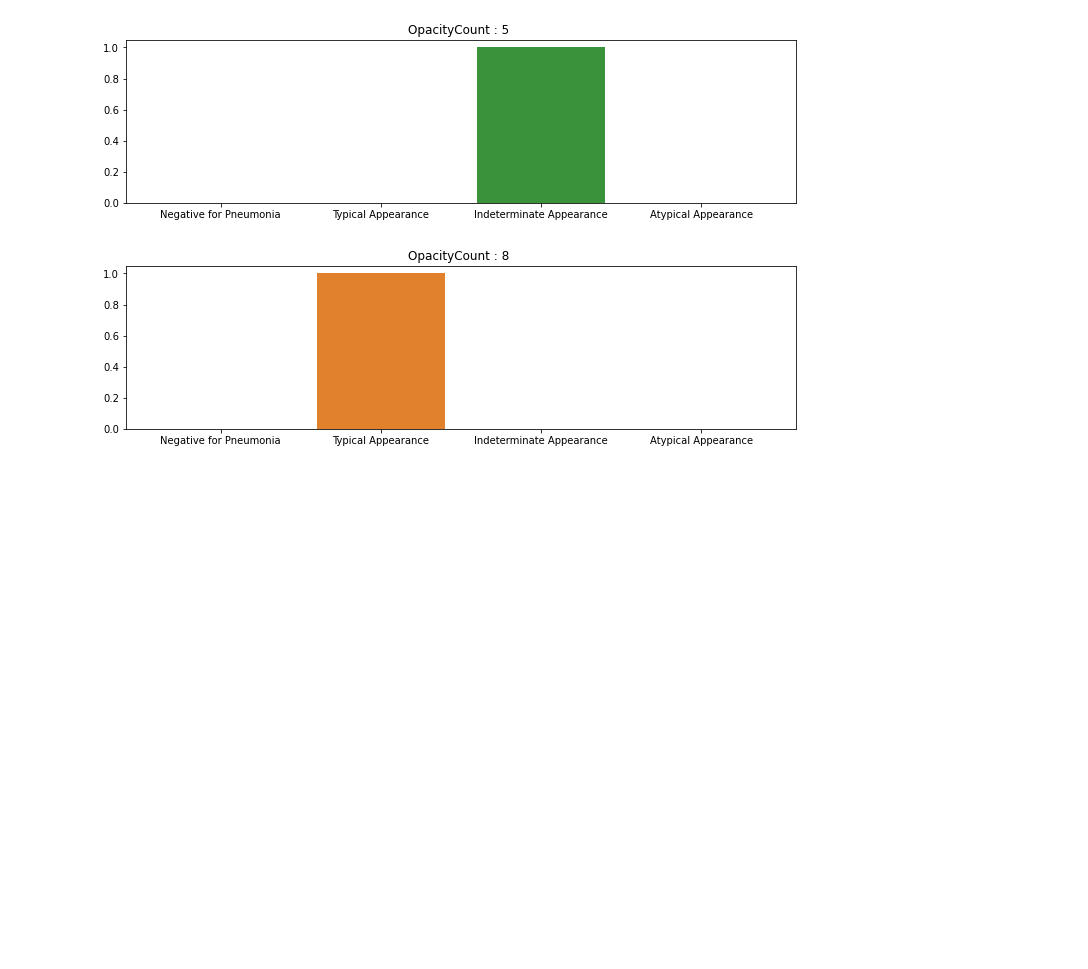
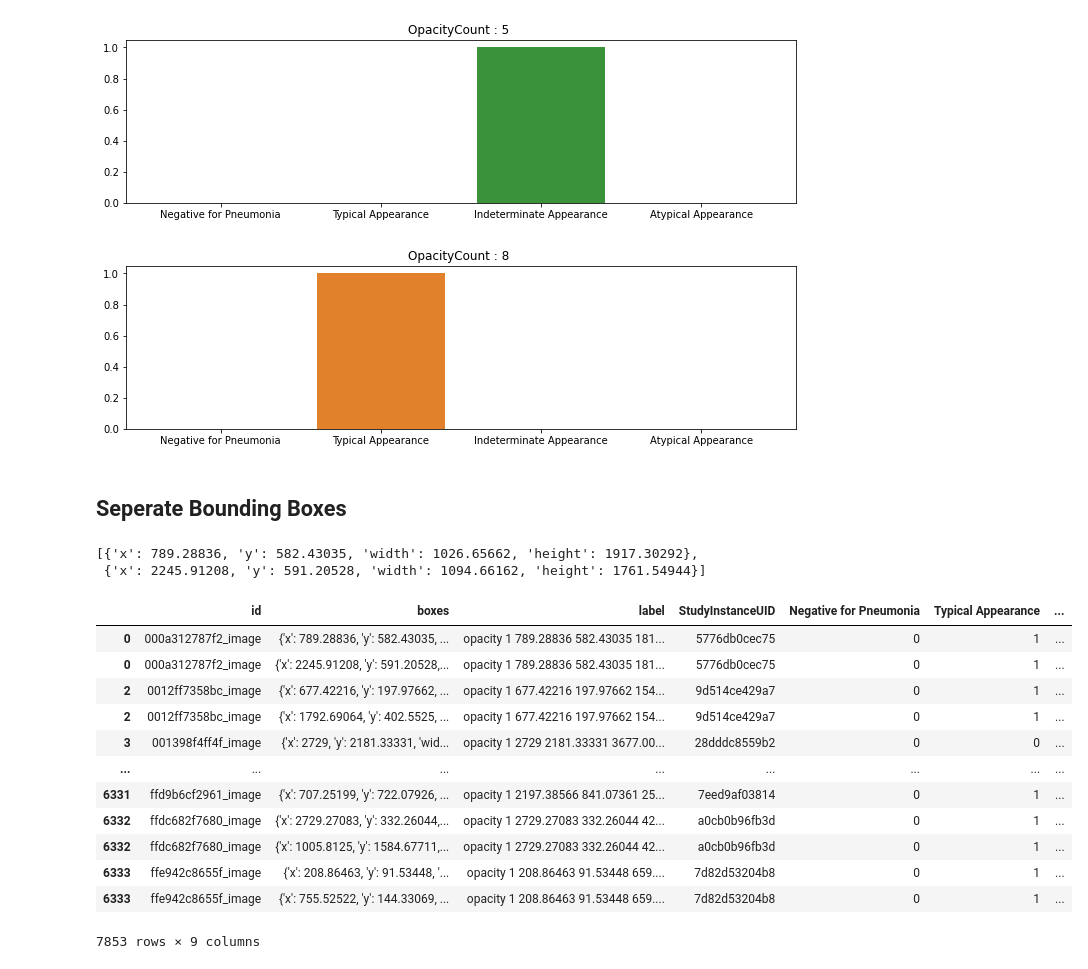
Before and after one commit to trainandgain/SIIM-FISABIO-RSNA-COVID-19-Detection, a Jupyter notebook: notebooks/explore.ipynb, the cells around one changed output. Saved outputs shown, nothing was run; the diff lists cells and outputs as text; code cells hidden in the pictures; blank space fills up the shorter version.

Commit message:
added prep for RCNN, created new csv with exploded boxes

```diff
--- a/notebooks/explore.ipynb
+++ b/notebooks/explore.ipynb
@@ -460,3 +460,5 @@ for count in OCount:
 [figure]
 [figure]
 [figure]
+# %% [markdown]
+## Seperate Bounding Boxes
@@ -462,0 +467,25 @@ for count in OCount:
+# %%
+ast.literal_eval(testbox)
+# %% [output]
+[{'x': 789.28836, 'y': 582.43035, 'width': 1026.65662, 'height': 1917.30292},
+ {'x': 2245.91208, 'y': 591.20528, 'width': 1094.66162, 'height': 1761.54944}]
+# %%
+df = train.dropna().copy()
+# %%
+df['boxes'] = df.boxes.apply(lambda x: ast.literal_eval(x))
+# %%
+df.explode('boxes')
+# %% [output]
+|  | id | boxes | label | StudyInstanceUID | Negative for Pneumonia | Typical Appearance | ... |
+| 0 | 000a312787f2_image | {'x': 789.28836, 'y': 582.43035, ... | opacity 1 789.28836 582.43035 181... | 5776db0cec75 | 0 | 1 | ... |
+| 0 | 000a312787f2_image | {'x': 2245.91208, 'y': 591.20528,... | opacity 1 789.28836 582.43035 181... | 5776db0cec75 | 0 | 1 | ... |
+| 2 | 0012ff7358bc_image | {'x': 677.42216, 'y': 197.97662, ... | opacity 1 677.42216 197.97662 154... | 9d514ce429a7 | 0 | 1 | ... |
+| 2 | 0012ff7358bc_image | {'x': 1792.69064, 'y': 402.5525, ... | opacity 1 677.42216 197.97662 154... | 9d514ce429a7 | 0 | 1 | ... |
+| 3 | 001398f4ff4f_image | {'x': 2729, 'y': 2181.33331, 'wid... | opacity 1 2729 2181.33331 3677.00... | 28dddc8559b2 | 0 | 0 | ... |
+| ... | ... | ... | ... | ... | ... | ... | ... |
+| 6331 | ffd9b6cf2961_image | {'x': 707.25199, 'y': 722.07926, ... | opacity 1 2197.38566 841.07361 25... | 7eed9af03814 | 0 | 1 | ... |
+| 6332 | ffdc682f7680_image | {'x': 2729.27083, 'y': 332.26044,... | opacity 1 2729.27083 332.26044 42... | a0cb0b96fb3d | 0 | 1 | ... |
+| 6332 | ffdc682f7680_image | {'x': 1005.8125, 'y': 1584.67711,... | opacity 1 2729.27083 332.26044 42... | a0cb0b96fb3d | 0 | 1 | ... |
+| 6333 | ffe942c8655f_image | {'x': 208.86463, 'y': 91.53448, '... | opacity 1 208.86463 91.53448 659.... | 7d82d53204b8 | 0 | 1 | ... |
+| 6333 | ffe942c8655f_image | {'x': 755.52522, 'y': 144.33069, ... | opacity 1 208.86463 91.53448 659.... | 7d82d53204b8 | 0 | 1 | ... |
+7853 rows × 9 columns
```
Also changed, not shown: parts of 7 cells of this notebook, 3 other files.
